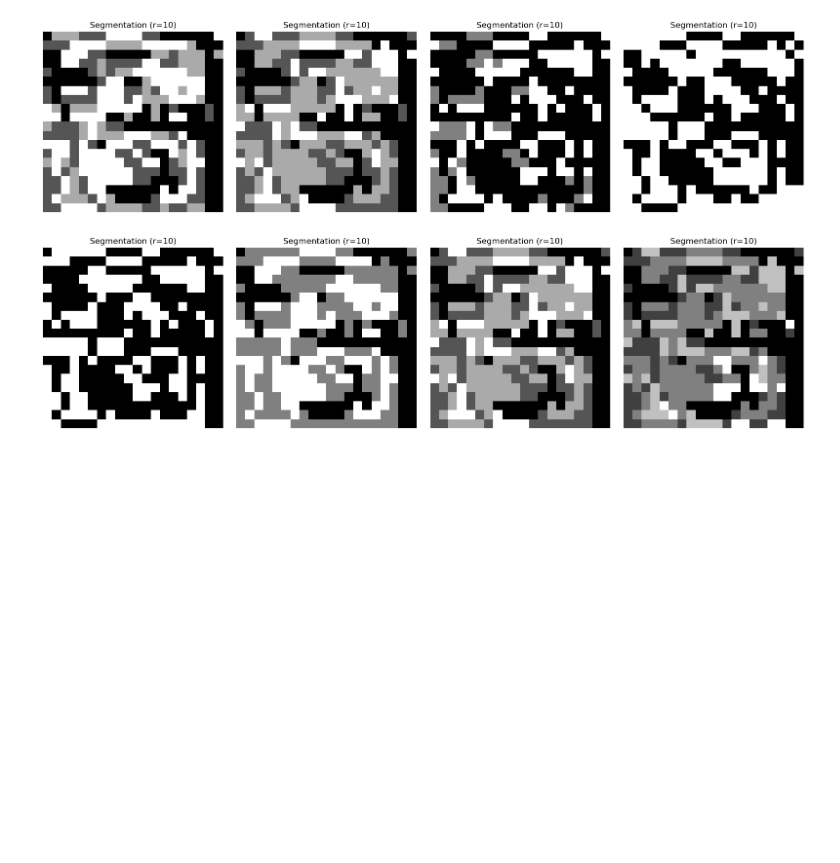
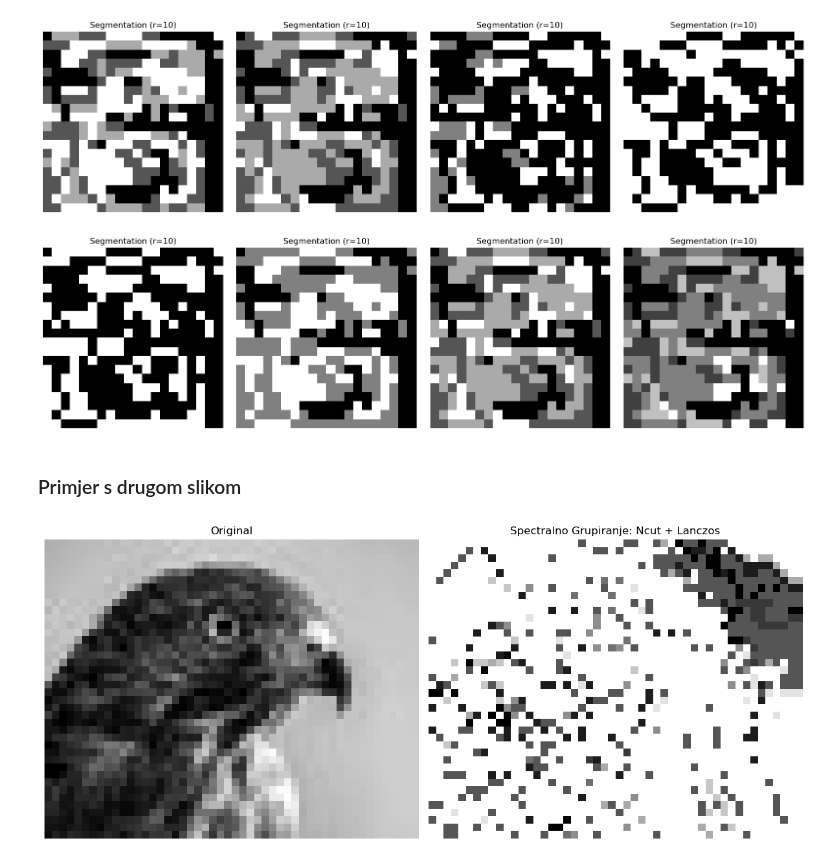
Before and after one commit to antoniamstr1/diplomski_rad, a Jupyter notebook: NCEIS.ipynb, the cells around one changed output. Drawn from its saved outputs; the diff is of its cells as text; code cells hidden in the pictures; blank space fills up the shorter version.

Commit message:
add eagle example

```diff
--- a/NCEIS.ipynb
+++ b/NCEIS.ipynb
@@ -324,3 +324,13 @@ plt.tight_layout()
 plt.show()
 # %% [output]
 [figure]
+# %% [markdown]
+### Primjer s drugom slikom
+# %%
+clusterer2 = SpectralClustering(sigma_I=0.1, sigma_X=5.0, r=10,
+                                 lanczos_k=30, l=10, ncut_max=0.3, max_clusters=10)
+clusterer2.load_image('eagle_50px.jpg')
+segmented = clusterer2.segment_image()
+clusterer2.visualize()
+# %% [output]
+[figure, added]
```
